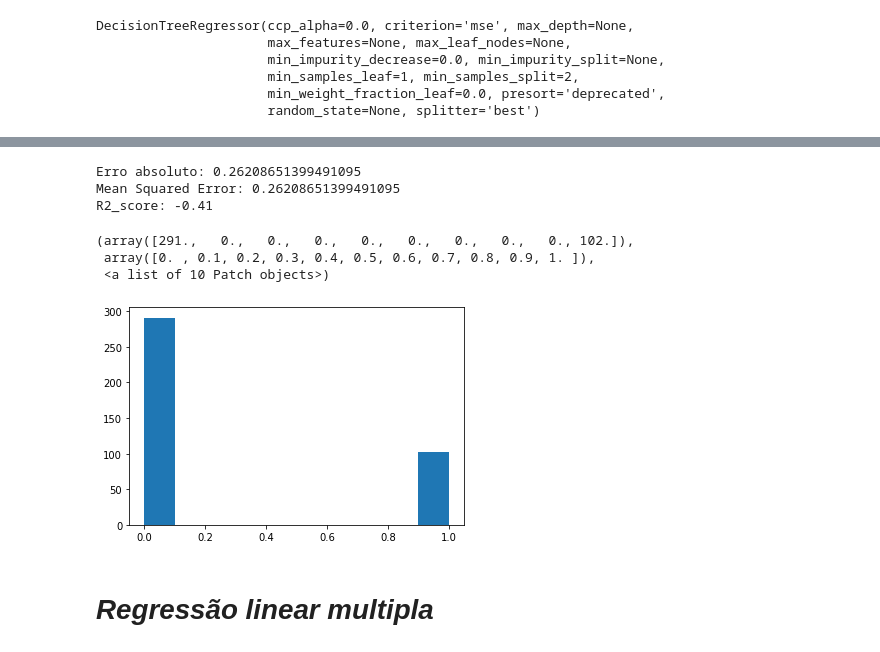
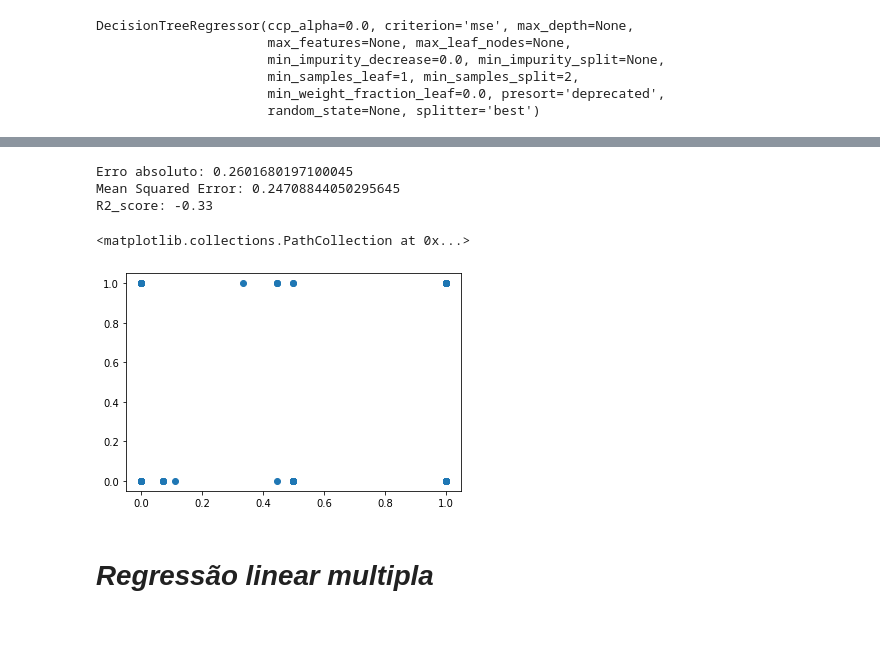
Before and after one commit to WILLIAMFLEANDRO/Python, a Jupyter notebook: 03 - Trabalho_pratico_Titanic.ipynb, the cells around one changed output, grey strips where cells are left out. Drawn from its saved outputs; the diff is of its cells as text; code cells hidden in the pictures.

Commit message:
Trabalho Pratico Titanic

```diff
--- a/03 - Trabalho_pratico_Titanic.ipynb
+++ b/03 - Trabalho_pratico_Titanic.ipynb
@@ -365,7 +364,7 @@ df_new_titanic['Age'].min() #Valor minimo na coluna idade
 1309 rows × 28 columns
 # %%
 #Criando um dataset com as colunas necessárias para rodar o modelo
-df_titanic_selec = df_new_titanic[['Passengerid','Age','Fare','Sex','sibsp','Embarked','Survived']]
+df_titanic_selec = df_new_titanic[['Passengerid','Age','Fare','Sex','sibsp','Embarked','Survived','Parch','Pclass']]
 # %% [markdown]
 **Regressão Com Árvore de Decisão**
 # %%
@@ -381,7 +378,8 @@ from sklearn.preprocessing import MinMaxScaler
 # %%
 from sklearn.tree import DecisionTreeRegressor  #importando a árvore de decisão como regressor
 # %%
-entrada_arvore=df_titanic_selec[['Passengerid','Age','Fare','sibsp','Embarked']] #entrada para a regressão via árvore
+#Entrada dos dados e saida da arvore
+entrada_arvore=df_titanic_selec[['Age','Fare','Sex','sibsp','Parch','Pclass']] #entrada para a regressão via árvore
 saida_arvore=df_titanic_selec[['Survived']] #saída para a regressão via árvore
 # %%
 saida_arvore
@@ -444,16 +409,14 @@ print('Mean Squared Error:', metrics.mean_squared_error(y_test, previsao_arvore)
 #Verificando o R2 ou Coeficiente de Determinação
 print('R2_score: %.2f' % r2_score(y_test, previsao_arvore))
 # %% [output]
-Erro absoluto: 0.26208651399491095
-Mean Squared Error: 0.26208651399491095
-R2_score: -0.41
+Erro absoluto: 0.2601680197100045
+Mean Squared Error: 0.24708844050295645
+R2_score: -0.33
 # %%
-plt.hist(previsao_arvore)
+plt.scatter(previsao_arvore,y_test)
 # %% [output]
-(array([291.,   0.,   0.,   0.,   0.,   0.,   0.,   0.,   0., 102.]),
- array([0. , 0.1, 0.2, 0.3, 0.4, 0.5, 0.6, 0.7, 0.8, 0.9, 1. ]),
- <a list of 10 Patch objects>)
+<matplotlib.collections.PathCollection at 0x...>
-[figure, old version]
+[figure, new version]
 # %% [markdown]
 # *Regressão linear multipla*
 # %%
```
Also changed, not shown: parts of 47 cells of this notebook.
